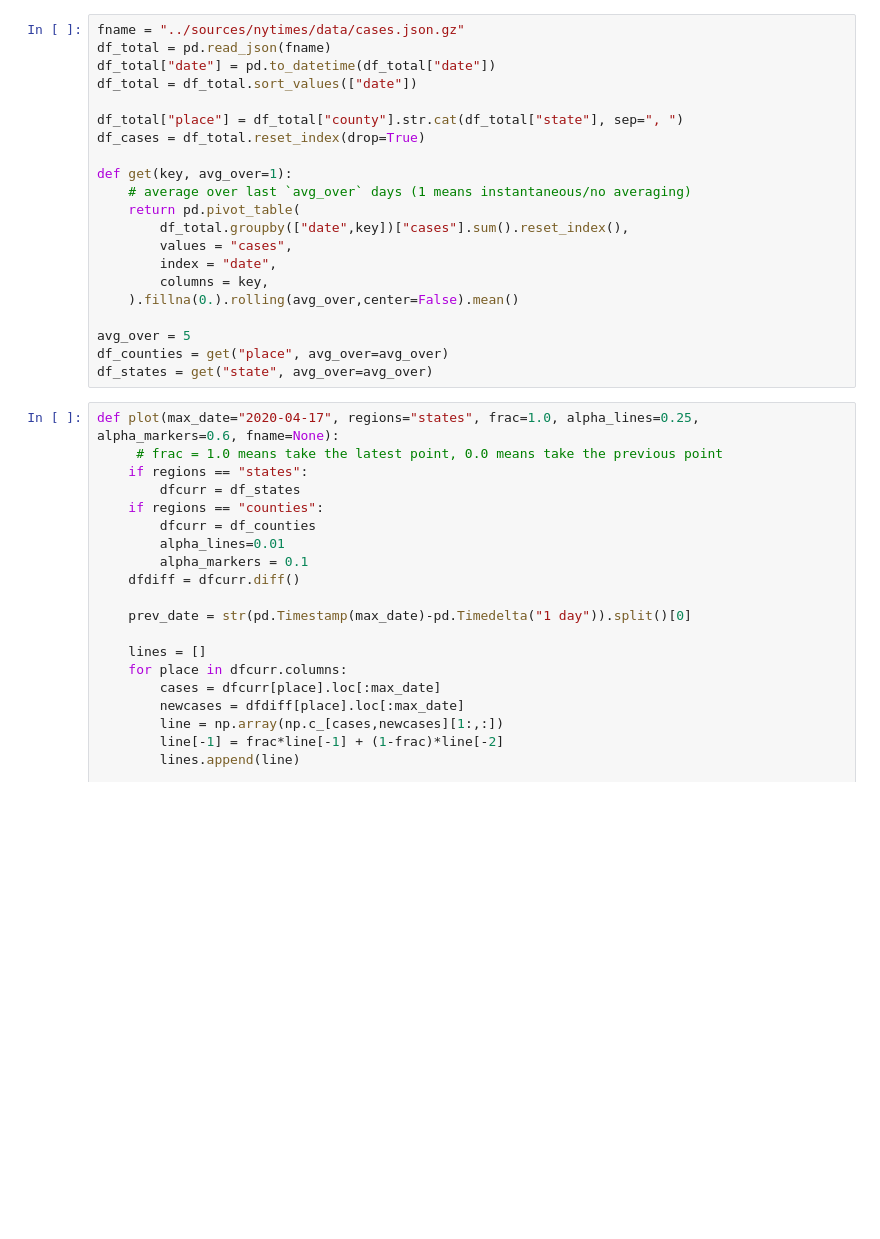
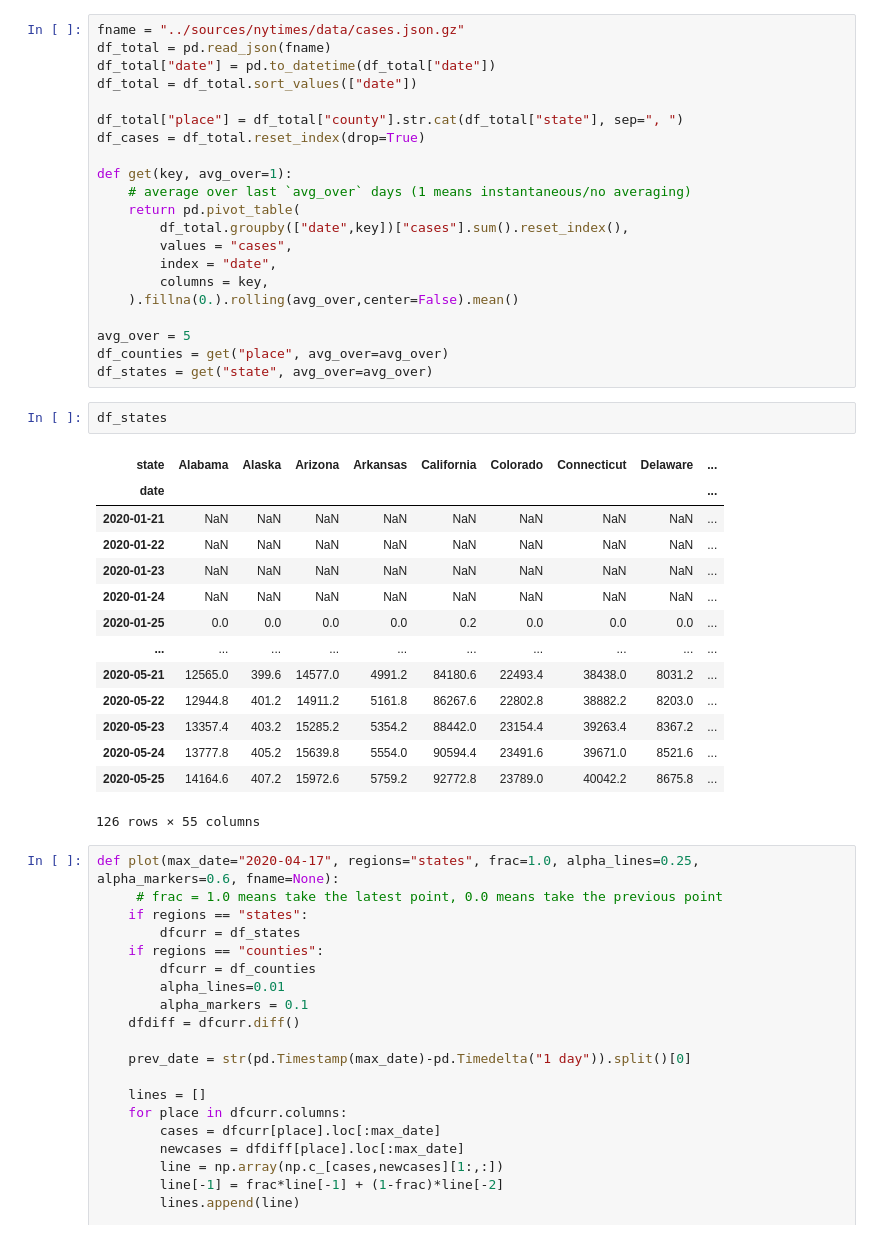
Before and after one commit to aminnj/covid19, a Jupyter notebook: notebooks/trajectories.ipynb, the cells around one changed output. Drawn from its saved outputs; the diff is of its cells as text; blank space fills up the shorter version.

```diff
--- a/notebooks/trajectories.ipynb
+++ b/notebooks/trajectories.ipynb
@@ -32,6 +32,23 @@ def get(key, avg_over=1):
 avg_over = 5
 df_counties = get("place", avg_over=avg_over)
 df_states = get("state", avg_over=avg_over)
+# %%
+df_states
+# %% [output]
+| state | Alabama | Alaska | Arizona | Arkansas | California | Colorado | Connecticut | Delaware | ... |
+| date |  |  |  |  |  |  |  |  | ... |
+| 2020-01-21 | NaN | NaN | NaN | NaN | NaN | NaN | NaN | NaN | ... |
+| 2020-01-22 | NaN | NaN | NaN | NaN | NaN | NaN | NaN | NaN | ... |
+| 2020-01-23 | NaN | NaN | NaN | NaN | NaN | NaN | NaN | NaN | ... |
+| 2020-01-24 | NaN | NaN | NaN | NaN | NaN | NaN | NaN | NaN | ... |
+| 2020-01-25 | 0.0 | 0.0 | 0.0 | 0.0 | 0.2 | 0.0 | 0.0 | 0.0 | ... |
+| ... | ... | ... | ... | ... | ... | ... | ... | ... | ... |
+| 2020-05-21 | 12565.0 | 399.6 | 14577.0 | 4991.2 | 84180.6 | 22493.4 | 38438.0 | 8031.2 | ... |
+| 2020-05-22 | 12944.8 | 401.2 | 14911.2 | 5161.8 | 86267.6 | 22802.8 | 38882.2 | 8203.0 | ... |
+| 2020-05-23 | 13357.4 | 403.2 | 15285.2 | 5354.2 | 88442.0 | 23154.4 | 39263.4 | 8367.2 | ... |
+| 2020-05-24 | 13777.8 | 405.2 | 15639.8 | 5554.0 | 90594.4 | 23491.6 | 39671.0 | 8521.6 | ... |
+| 2020-05-25 | 14164.6 | 407.2 | 15972.6 | 5759.2 | 92772.8 | 23789.0 | 40042.2 | 8675.8 | ... |
+126 rows × 55 columns
 # %%
 def plot(max_date="2020-04-17", regions="states", frac=1.0, alpha_lines=0.25, alpha_markers=0.6, fname=None):
      # frac = 1.0 means take the latest point, 0.0 means take the previous point
```
Also changed, not shown: parts of 4 cells of this notebook, 11 other files.
